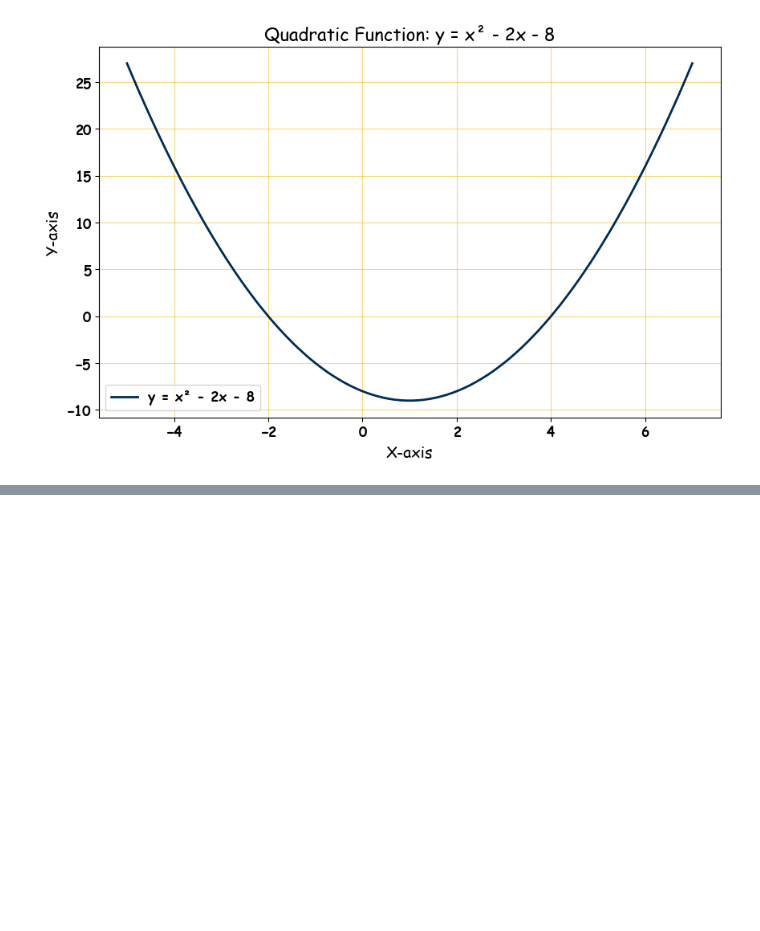
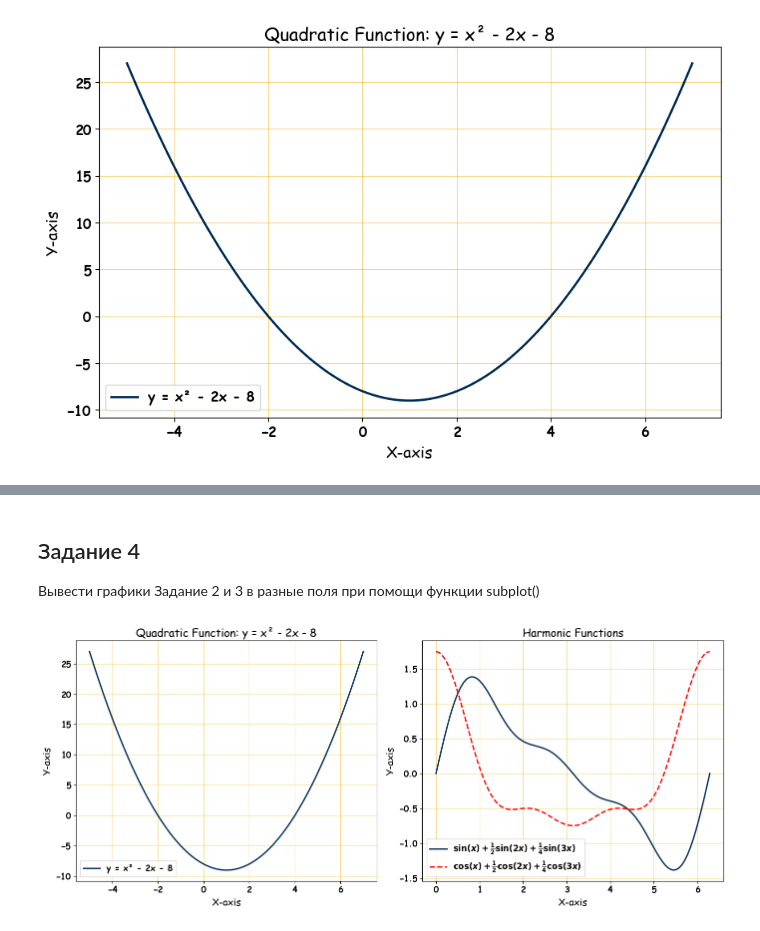
Before and after one commit to azima2304/Big_Data_laba3, a Jupyter notebook: maksutova_ain_1_22_laba3.ipynb, the cells around one changed output, grey strips where cells are left out. Drawn from its saved outputs; the diff is of its cells as text; code cells hidden in the pictures; blank space fills up the shorter version.

```diff
--- a/maksutova_ain_1_22_laba3.ipynb
+++ b/maksutova_ain_1_22_laba3.ipynb
@@ -74,0 +118,50 @@ $$
+# %% [markdown]
+## Задание 4
+
+Вывести графики Задание 2 и 3 в разные поля при помощи функции subplot()
+# %%
+import matplotlib.pyplot as plt
+import numpy as np
+import seaborn as sns
+import matplotlib as mpl
+
+# Настройки шрифтов
+mpl.rcParams['font.family'] = 'Comic Sans MS'
+mpl.rcParams['font.size'] = 12
+mpl.rcParams['font.weight'] = 'bold'
+
+# Создание фигуры и двух полей для графиков
+fig, axs = plt.subplots(1, 2, figsize=(14, 6))
+
+# Квадратичная функция
+x1 = np.linspace(-5, 7, 100)
+y1 = np.power(x1, 2) - 2 * x1 - 8
+axs[0].plot(x1, y1, color='#002C54', linestyle='-',
+            linewidth=2, label='y = x² - 2x - 8')
+axs[0].set_title('Quadratic Function: y = x² - 2x - 8', fontsize=16)
+axs[0].set_xlabel('X-axis', fontsize=14)
+axs[0].set_ylabel('Y-axis', fontsize=14)
+axs[0].grid(color='#EFB509', alpha=0.5)
+axs[0].legend()
+
+# Гармоническая функция
+x2 = np.linspace(0, 2 * np.pi, 100)
+y_sin = np.sin(x2) + 0.5 * np.sin(2 * x2) + 0.25 * np.sin(3 * x2)
+y_cos = np.cos(x2) + 0.5 * np.cos(2 * x2) + 0.25 * np.cos(3 * x2)
+axs[1].plot(x2, y_sin, color='#002C54', linestyle='-', linewidth=2,
+            label=r'$\sin(x) + \frac{1}{2}\sin(2x) + \frac{1}{4}\sin(3x)$')
+axs[1].plot(x2, y_cos, color='r', linestyle='--', linewidth=2,
+            label=r'$\cos(x) + \frac{1}{2}\cos(2x) + \frac{1}{4}\cos(3x)$')
+axs[1].set_title('Harmonic Functions', fontsize=16)
+axs[1].set_xlabel('X-axis', fontsize=14)
+axs[1].set_ylabel('Y-axis', fontsize=14)
+axs[1].grid(True)
+axs[1].grid(color='#EFB509', alpha=0.5)
+axs[1].legend()
+
+# Сохранение и отображение графиков
+plt.tight_layout()
+plt.savefig('combined_plots.png', format='png')
+plt.show()
+# %% [output]
+[figure, added]
```
Also changed, not shown: parts of 13 cells of this notebook, 3 other files.
